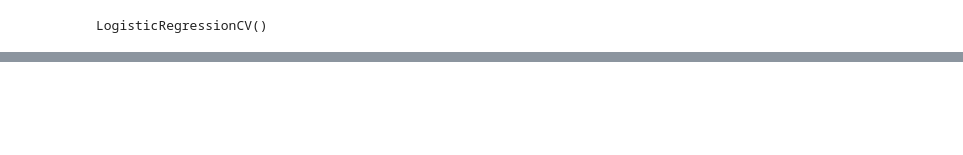
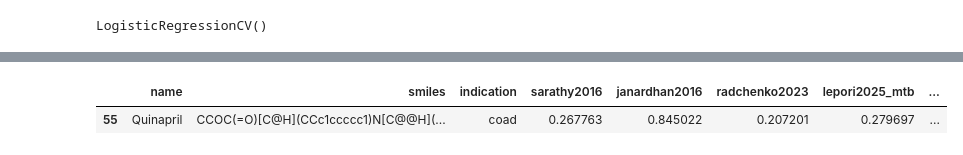
Before and after one commit to ersilia-os/ai2050-mtb-penetration, a Jupyter notebook: notebooks/03_ranking.ipynb, the cells around one changed output, grey strips where cells are left out. Drawn from its saved outputs; the diff is of its cells as text; code cells hidden in the pictures; blank space fills up the shorter version.

```diff
--- a/notebooks/03_ranking.ipynb
+++ b/notebooks/03_ranking.ipynb
@@ -250,0 +281,5 @@ stylia.save_figure(os.path.join(outpath, "plots", "selected_drugs_mtb_likness.pn
+# %%
+df[df["name"]=="Quinapril"]
+# %% [output]
+|  | name | smiles | indication | sarathy2016 | janardhan2016 | radchenko2023 | lepori2025_mtb | ... |
+| 55 | Quinapril | CCOC(=O)[C@H](CCc1ccccc1)N[C@@H](... | coad | 0.267763 | 0.845022 | 0.207201 | 0.279697 | ... |
```
Also changed, not shown: parts of 19 cells of this notebook, 38 other files.
